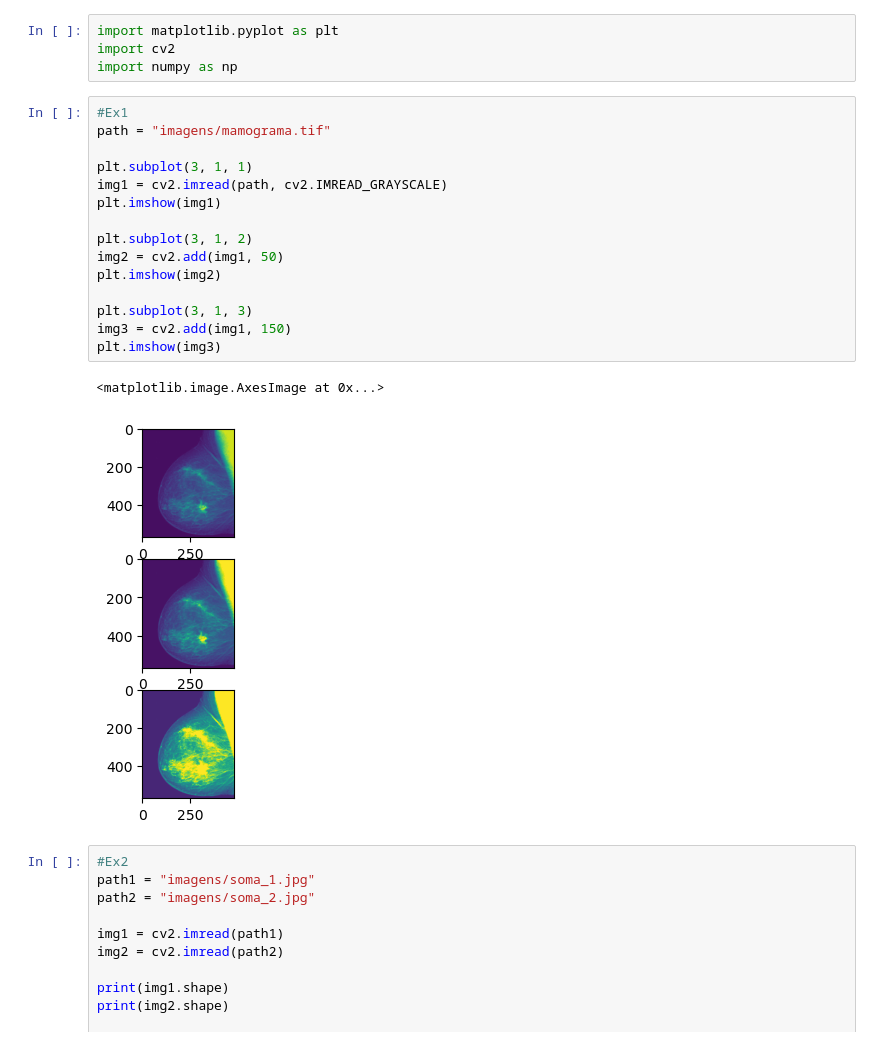
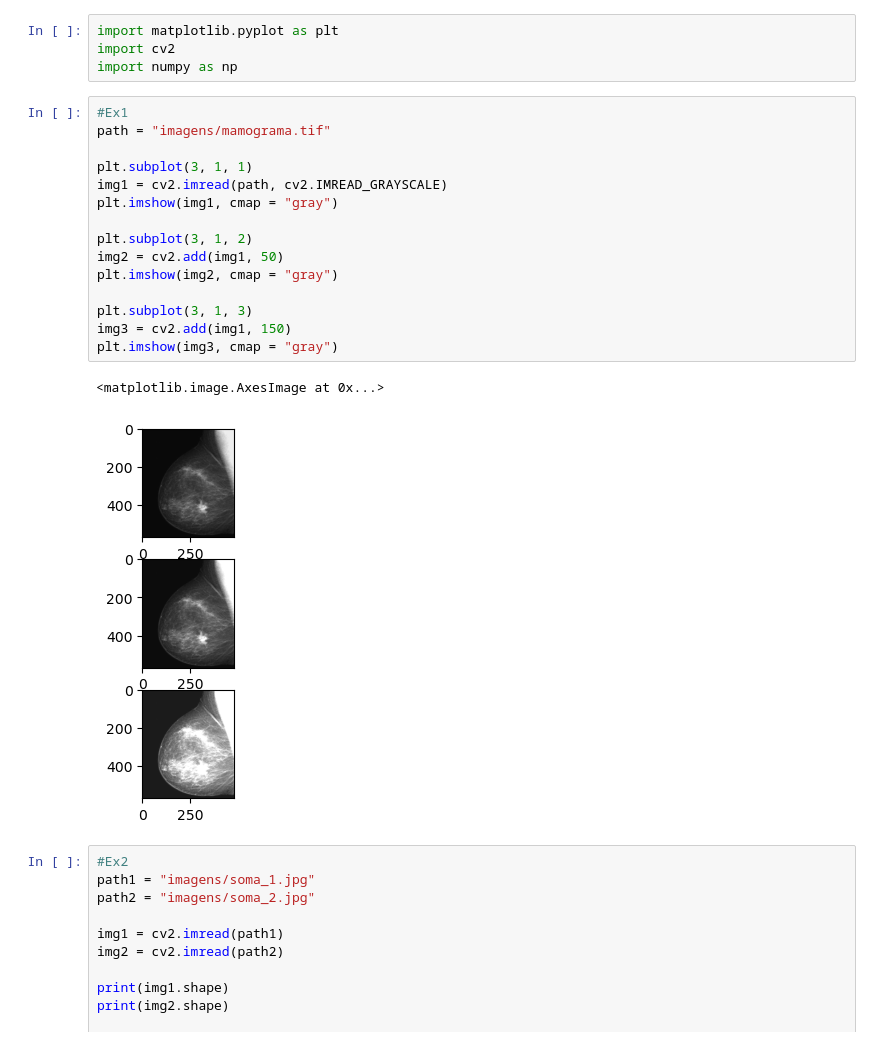
Before and after one commit to joaomatias100/Digital-Image-Processing, a Jupyter notebook: Class1/Exercise3.ipynb, the cells around one changed output. Saved outputs shown, nothing was run; the diff lists cells and outputs as text.

```diff
--- a/Class1/Exercise3.ipynb
+++ b/Class1/Exercise3.ipynb
@@ -5,21 +5,21 @@ import numpy as np
 # %%
 #Ex1
 path = "imagens/mamograma.tif"
 
 plt.subplot(3, 1, 1)
 img1 = cv2.imread(path, cv2.IMREAD_GRAYSCALE)
-plt.imshow(img1)
+plt.imshow(img1, cmap = "gray")
 
 plt.subplot(3, 1, 2)
 img2 = cv2.add(img1, 50)
-plt.imshow(img2)
+plt.imshow(img2, cmap = "gray")
 
 plt.subplot(3, 1, 3)
 img3 = cv2.add(img1, 150)
-plt.imshow(img3)
+plt.imshow(img3, cmap = "gray")
 # %% [output]
 <matplotlib.image.AxesImage at 0x...>
-[figure, old version]
+[figure, new version]
 # %%
 #Ex2
 path1 = "imagens/soma_1.jpg"
```
Also changed, not shown: parts of 1 cell of this notebook.
